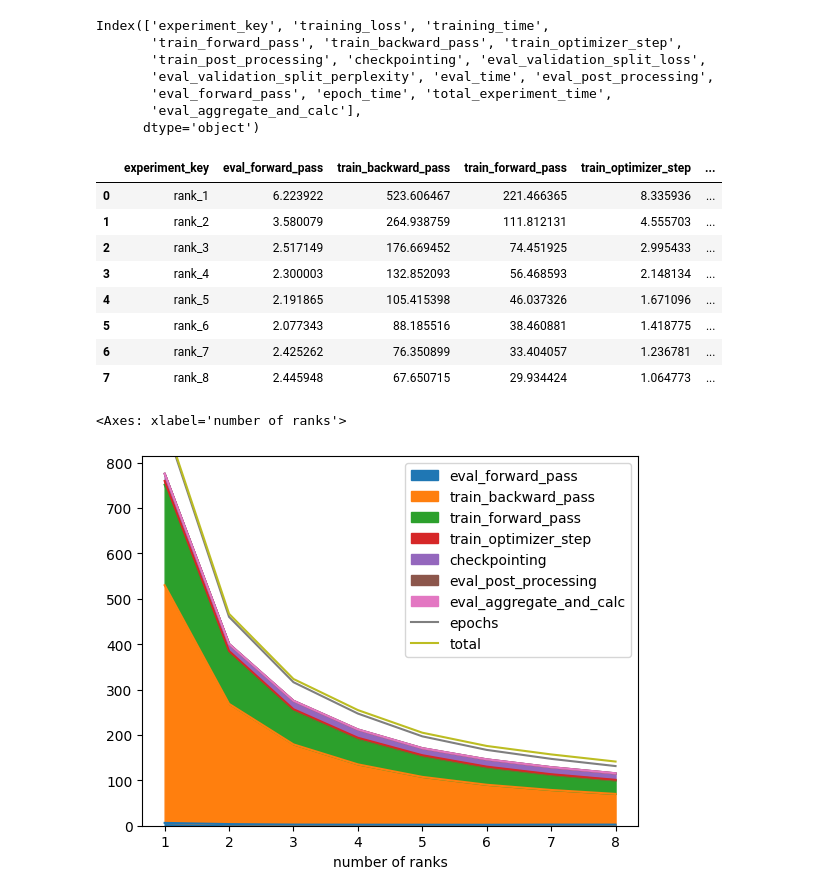
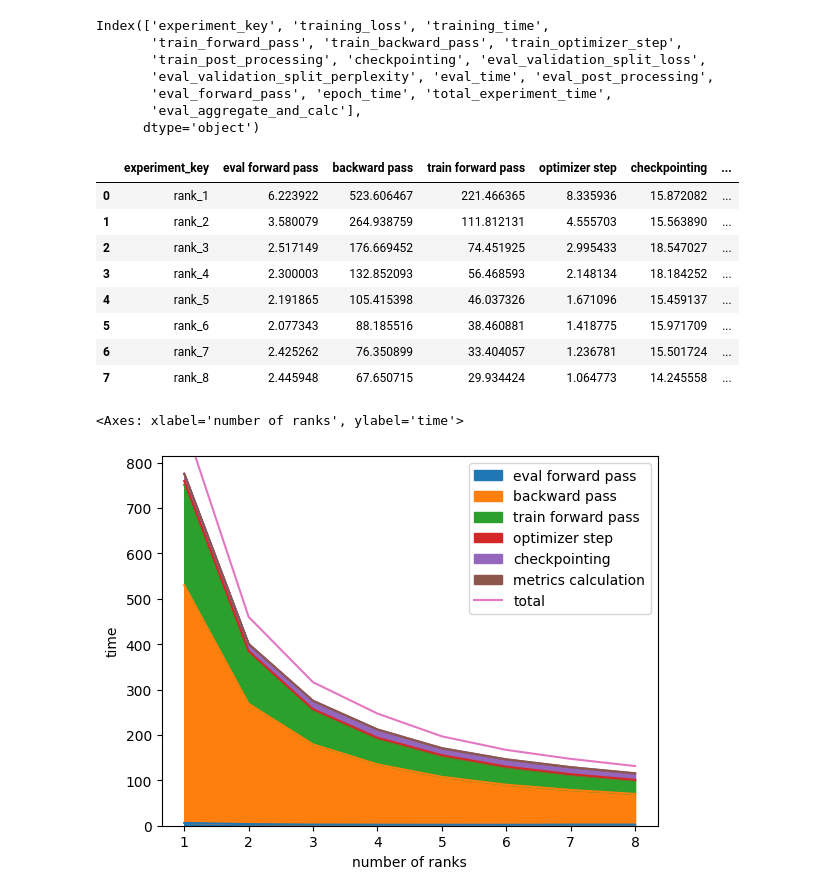
Before and after one commit to mlgym/mlgym, a Jupyter notebook: example/gpt2/huggingface_impl/viz_gpt2_hug_impl.ipynb, the cells around one changed output. Saved outputs shown, nothing was run; the diff lists cells and outputs as text; code cells hidden in the pictures.

Commit message:
updating graphs

```diff
--- a/example/gpt2/huggingface_impl/viz_gpt2_hug_impl.ipynb
+++ b/example/gpt2/huggingface_impl/viz_gpt2_hug_impl.ipynb
@@ -213,34 +213,33 @@ Index(['experiment_key', 'training_loss', 'training_time',
 # %%
 sum_keys_dict_2 = {
     "experiment_key": ["experiment_key"],
-    "eval_forward_pass": ["eval_forward_pass"],
-    "train_backward_pass": ["train_backward_pass"],
-    "train_forward_pass": ["train_forward_pass"],
-    "train_optimizer_step": ["train_optimizer_step"],
+    "eval forward pass": ["eval_forward_pass"],
+    "backward pass": ["train_backward_pass"],
+    "train forward pass": ["train_forward_pass"],
+    "optimizer step": ["train_optimizer_step"],
     "checkpointing": ["checkpointing"],
-    "eval_aggregate_and_calc": ["eval_aggregate_and_calc"],
-    "eval_post_processing": ["eval_post_processing"],
-    "epochs": ['epoch_time'],
-    "total": ["total_experiment_time"]
+    "metrics calculation": ["eval_post_processing", "eval_aggregate_and_calc"],
+    "total": ['epoch_time']
 }
 # Accelerator graph
 df_durations_3 = create_sumfitted_df(exp_acc_df, sum_keys_dict_2)
 df_durations_3
 # %% [output]
-|  | experiment_key | eval_forward_pass | train_backward_pass | train_forward_pass | train_optimizer_step | ... |
-| 0 | rank_1 | 6.223922 | 523.606467 | 221.466365 | 8.335936 | ... |
-| 1 | rank_2 | 3.580079 | 264.938759 | 111.812131 | 4.555703 | ... |
-| 2 | rank_3 | 2.517149 | 176.669452 | 74.451925 | 2.995433 | ... |
-| 3 | rank_4 | 2.300003 | 132.852093 | 56.468593 | 2.148134 | ... |
-| 4 | rank_5 | 2.191865 | 105.415398 | 46.037326 | 1.671096 | ... |
-| 5 | rank_6 | 2.077343 | 88.185516 | 38.460881 | 1.418775 | ... |
-| 6 | rank_7 | 2.425262 | 76.350899 | 33.404057 | 1.236781 | ... |
-| 7 | rank_8 | 2.445948 | 67.650715 | 29.934424 | 1.064773 | ... |
+|  | experiment_key | eval forward pass | backward pass | train forward pass | optimizer step | checkpointing | ... |
+| 0 | rank_1 | 6.223922 | 523.606467 | 221.466365 | 8.335936 | 15.872082 | ... |
+| 1 | rank_2 | 3.580079 | 264.938759 | 111.812131 | 4.555703 | 15.563890 | ... |
+| 2 | rank_3 | 2.517149 | 176.669452 | 74.451925 | 2.995433 | 18.547027 | ... |
+| 3 | rank_4 | 2.300003 | 132.852093 | 56.468593 | 2.148134 | 18.184252 | ... |
+| 4 | rank_5 | 2.191865 | 105.415398 | 46.037326 | 1.671096 | 15.459137 | ... |
+| 5 | rank_6 | 2.077343 | 88.185516 | 38.460881 | 1.418775 | 15.971709 | ... |
+| 6 | rank_7 | 2.425262 | 76.350899 | 33.404057 | 1.236781 | 15.501724 | ... |
+| 7 | rank_8 | 2.445948 | 67.650715 | 29.934424 | 1.064773 | 14.245558 | ... |
 # %%
-ax = df_durations_3[["eval_forward_pass", "train_backward_pass", "train_forward_pass", "train_optimizer_step", "checkpointing", "eval_post_processing", "eval_aggregate_and_calc"]].plot.area()
+ax = df_durations_3[["eval forward pass", "backward pass", "train forward pass", "optimizer step", "checkpointing", "metrics calculation"]].plot.area()
 ax.set_xlabel("number of ranks")
+ax.set_ylabel("time")
 ax.set_xticklabels(np.arange(0, 9))
-df_durations_3[["epochs", "total"]].plot(ax=ax)
+df_durations_3[["total"]].plot(ax=ax)
 # %% [output]
-<Axes: xlabel='number of ranks'>
+<Axes: xlabel='number of ranks', ylabel='time'>
-[figure, old version]
+[figure, new version]
```
Also changed, not shown: parts of 2 cells of this notebook.
